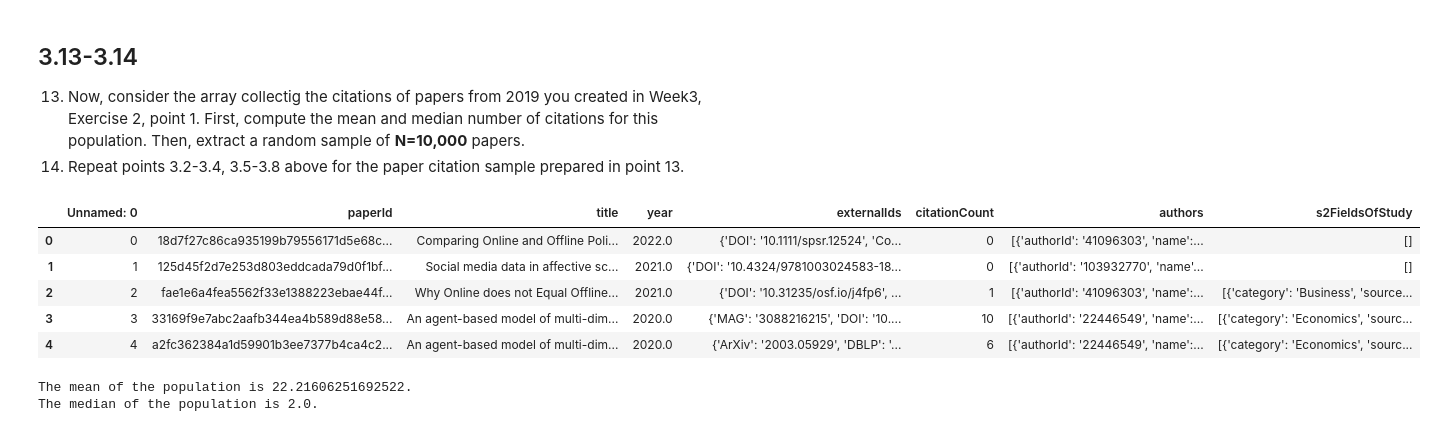
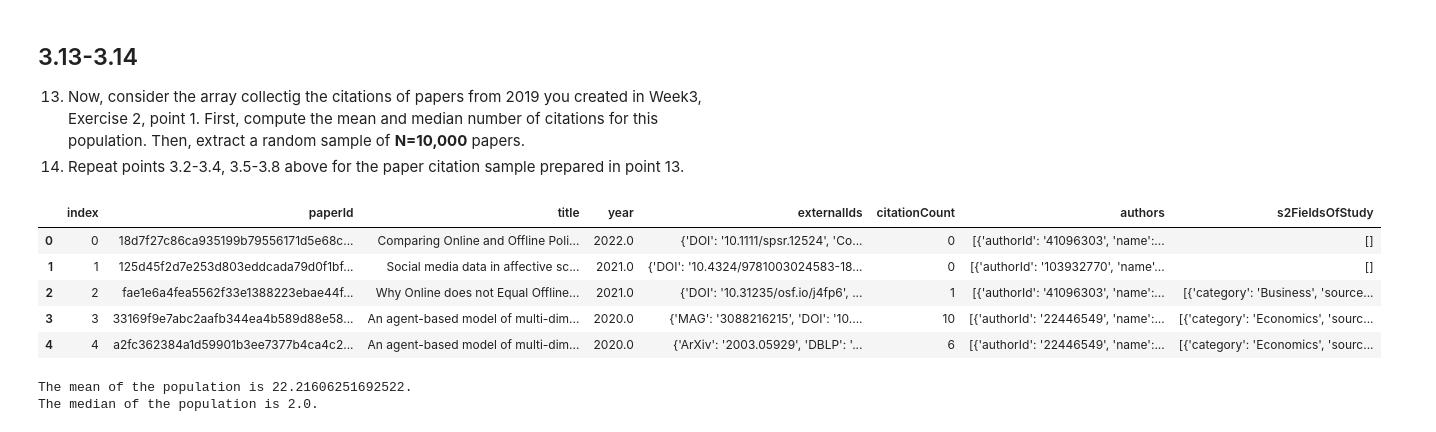
Before and after one commit to Rebekka-M/02467_CSS, a Jupyter notebook: Assignment_1.ipynb, the cells around one changed output. Cells and saved outputs as stored; diff of their text form; code cells hidden in the pictures.

```diff
--- a/Assignment_1.ipynb
+++ b/Assignment_1.ipynb
@@ -584,10 +515,10 @@ plt.show()
 13. Now, consider the array collectig the citations of papers from 2019 you created in Week3, Exercise 2, point 1. First, compute the mean and median number of citations for this population. Then, extract a random sample of **N=10,000** papers.
 14. Repeat points 3.2-3.4, 3.5-3.8 above for the paper citation sample prepared in point 13.
 # %%
-X_papers = pd.read_excel("PaperData.xlsx")
+X_papers = pd.read_excel("PaperData.xlsx",index_col=0).reset_index()
 X_papers.head()
 # %% [output]
-|  | Unnamed: 0 | paperId | title | year | externalIds | citationCount | authors | s2FieldsOfStudy |
+|  | index | paperId | title | year | externalIds | citationCount | authors | s2FieldsOfStudy |
 | 0 | 0 | 18d7f27c86ca935199b79556171d5e68c... | Comparing Online and Offline Poli... | 2022.0 | {'DOI': '10.1111/spsr.12524', 'Co... | 0 | [{'authorId': '41096303', 'name':... | [] |
 | 1 | 1 | 125d45f2d7e253d803eddcada79d0f1bf... | Social media data in affective sc... | 2021.0 | {'DOI': '10.4324/9781003024583-18... | 0 | [{'authorId': '103932770', 'name'... | [] |
 | 2 | 2 | fae1e6a4fea5562f33e1388223ebae44f... | Why Online does not Equal Offline... | 2021.0 | {'DOI': '10.31235/osf.io/j4fp6', ... | 1 | [{'authorId': '41096303', 'name':... | [{'category': 'Business', 'source... |
```
Also changed, not shown: parts of 26 cells of this notebook, 1 other file.
